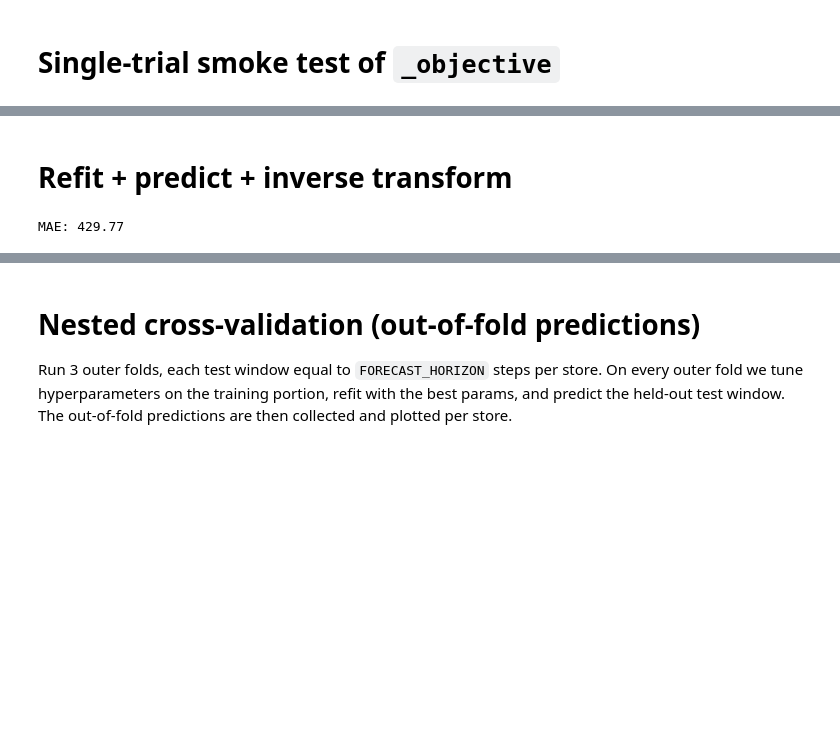
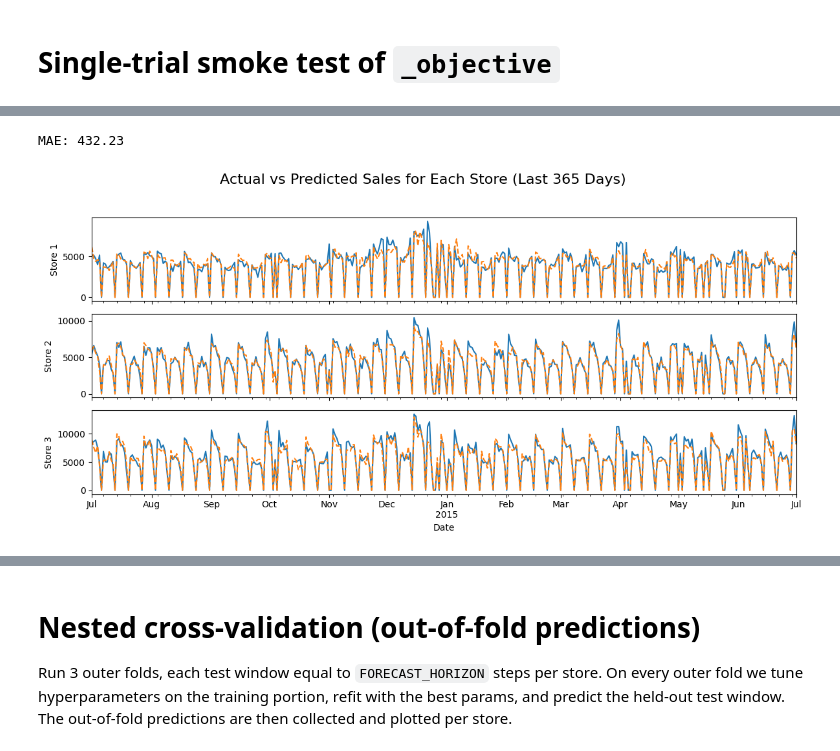
Before and after one commit to Miltos-90/Rossmann_Store_Sales_Forecasting, a Jupyter notebook: test_pipeline.ipynb, the cells around one changed output, grey strips where cells are left out. Saved outputs shown, nothing was run; the diff lists cells and outputs as text; code cells hidden in the pictures; blank space fills up the shorter version.

```diff
--- a/test_pipeline.ipynb
+++ b/test_pipeline.ipynb
@@ -62,36 +92,28 @@ config = {**cv_config, **study_config}
 # %%
 """ Read the Rossmann store sales dataset and preprocess it for modeling. """
-from src.preprocessing import preprocess_data
-
 
 sales = pd.read_csv(r"C:/Users/m_kal/Downloads/datasets/rossmann-store-sales/train.csv")
 stores = pd.read_csv(r"C:/Users/m_kal/Downloads/datasets/rossmann-store-sales/store.csv")
 
-stores_to_use = [1, 2, 3, 4, 5, 6]
+stores_to_use = [1, 2, 3]
 stores = stores[stores['Store'].isin(stores_to_use)]
 
 df = preprocess_data(sales, stores)
 # %% [markdown]
 # Feature engineering + target transform (new pipeline)
 # %%
-from src.engine.target_transformer import TargetTransformer
-
-windows = ['7D', '14D', '30D', '60D']
-lags    = [pd.DateOffset(days=i) for i in range(config['forecast_horizon'] * 3)]
-diffs   = [pd.DateOffset(days=i) for i in [3, 5, 7, 14, 30]]
 horizon = pd.DateOffset(days=config['forecast_horizon'])
 
-y = (df
-     .set_index(['Store', 'Date'])
-     ['Sales'])
+y = df.set_index(['Store', 'Date'])['Sales']
 
 X = (df
      .set_index(['Date'])
      .groupby('Store')
-     .apply(lambda df: features.compute(df, lags, diffs, windows, horizon)))
+     .apply(lambda df: features.compute(df, fe_config["lags"], fe_config["diffs"], fe_config["roll_windows"], horizon)))
 
 trf = TargetTransformer(forecast_horizon=pd.DateOffset(days=-config['forecast_horizon']),
-                        anchor_col='lag_days_0').fit(X)
+                        anchor_col='lag_days_0')
+trf.fit(X)
 
 y = trf.transform(y)    # forward difference target
 X = X.loc[y.index]      # align features with target
@@ -101,8 +123,15 @@ X = X.loc[y.index]      # align features with target
 from optuna.trial import FixedTrial
 from src.engine.hypertuning import _objective
 
-# gap=FORECAST_HORIZON embargoes the last `horizon` dates before each test window
-# so the forward-difference target cannot leak future sales into training.
+
+num_days = X.index.get_level_values("Date").nunique()
+cv_sizes = utils.compute_cv_sizes(num_days,
+                                  config['forecast_horizon'],
+                                  config['n_outer_splits'],
+                                  config['n_inner_splits'])
+
+config.update(cv_sizes)
+
 inner_cv = TimeSeriesCV(n_splits=config['n_inner_splits'],
                         train_size=config['inner_train_size'],
                         test_size=config['inner_test_size'],
@@ -131,17 +177,12 @@ KeyError: 'inner_train_size'
-# %% [markdown]
-# Refit + predict + inverse transform
 # %%
-booster = hypertuning.refit(X, y, mock_trial, config)
-test_dmatrix = xgb.DMatrix(X, enable_categorical=True)
+booster = utils.refit(X, y, mock_trial, config)
+actuals = df.set_index(['Store', 'Date'])['Sales']
+preds   = utils.predict(X, booster, trf)
+results = pd.merge(actuals, preds, left_index=True, right_index=True, suffixes=('_actual', '_predicted'))
+mae     = mean_absolute_error(results["Sales_actual"], results["Sales_predicted"])
 
-preds = pd.Series(data=booster.predict(test_dmatrix), index=X.index, name='Sales')
-preds = trf.inverse_transform(preds)
-
-actuals = df.set_index(['Store', 'Date'])['Sales']
-results = pd.merge(actuals, preds, left_index=True, right_index=True, suffixes=('_actual', '_predicted'))
-
-from sklearn.metrics import mean_absolute_error
-mae = mean_absolute_error(results["Sales_actual"], results["Sales_predicted"])
 print(f"MAE: {mae:.2f}")
+plot_actual_vs_predicted(results, 365, 30)
 # %% [output]
-MAE: 429.77
+MAE: 432.23
+[figure, added]
```
Also changed, not shown: parts of 11 cells of this notebook, 9 other files.
